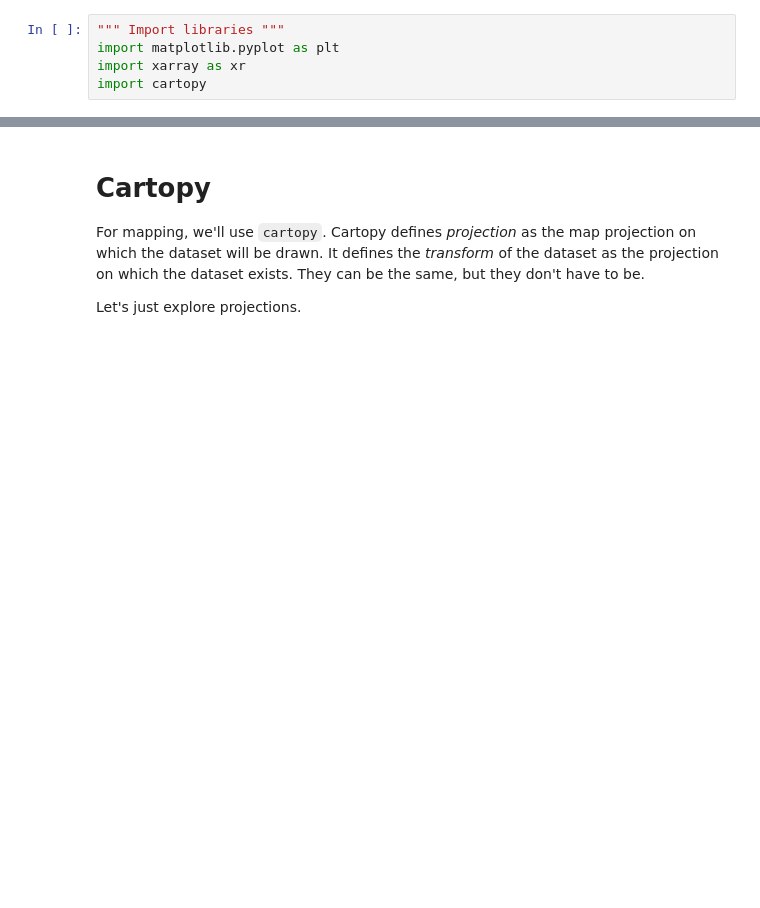
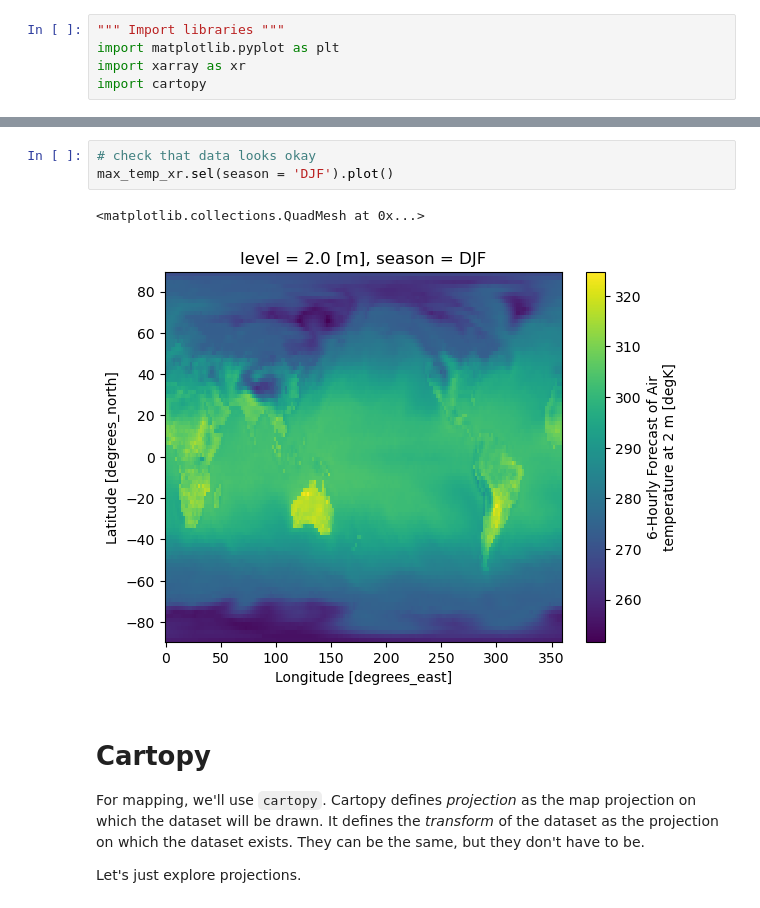
Before and after one commit to match798/G690, a Jupyter notebook: 06_advanced_plotting/06_workalong02_mapping.ipynb, the cells around one changed output, grey strips where cells are left out. Saved outputs shown, nothing was run; the diff lists cells and outputs as text; blank space fills up the shorter version.

```diff
--- a/06_advanced_plotting/06_workalong02_mapping.ipynb
+++ b/06_advanced_plotting/06_workalong02_mapping.ipynb
@@ -78,3 +94,9 @@ SyntaxError: invalid syntax (590389949.py, line 2)
+# %%
+# check that data looks okay
+max_temp_xr.sel(season = 'DJF').plot()
+# %% [output]
+<matplotlib.collections.QuadMesh at 0x...>
+[figure, added]
 # %% [markdown]
 # Cartopy
 
```
Also changed, not shown: parts of 9 cells of this notebook.
